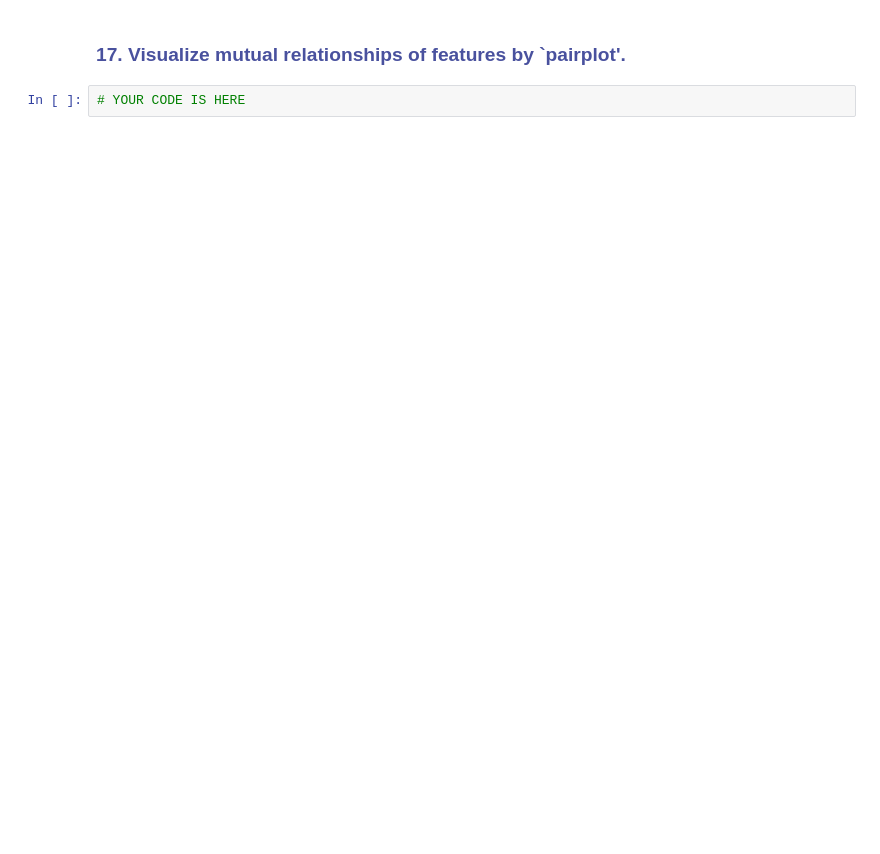
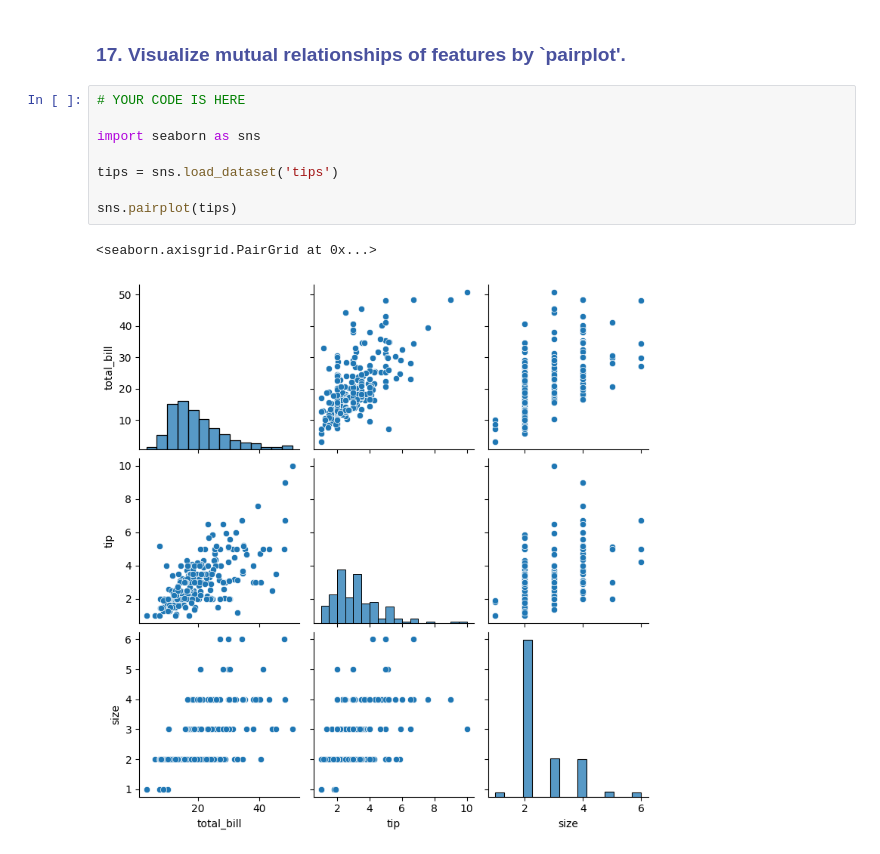
Before and after one commit to sigygis/assignment, a Jupyter notebook: Statistics Assignment-01 (Descriptive Stats & Correlation) Student by CLARUSWAY.ipynb, the cells around one changed output. Saved outputs shown, nothing was run; the diff lists cells and outputs as text; blank space fills up the shorter version.

```diff
--- a/Statistics Assignment-01 (Descriptive Stats & Correlation) Student by CLARUSWAY.ipynb
+++ b/Statistics Assignment-01 (Descriptive Stats & Correlation) Student by CLARUSWAY.ipynb
@@ -117,6 +316,15 @@ y = pd.Series([2, 1, 4, 5, 8, 12, 18, 25, 96, 48])
 ### <span style="color:#49519E">17. Visualize mutual relationships of features by `pairplot'.<span>
 # %%
 # YOUR CODE IS HERE
+
+import seaborn as sns
+
+tips = sns.load_dataset('tips')
+
+sns.pairplot(tips)
+# %% [output]
+<seaborn.axisgrid.PairGrid at 0x...>
+[figure, added]
 # %% [markdown]
 ## <p style="background-color:#8CCED1; font-family:newtimeroman; color:#49519E; font-size:150%; text-align:center; border-radius:10px 10px;">END OF THE ASSIGNMENT-01</p>
 
```
Also changed, not shown: parts of 22 cells of this notebook.
